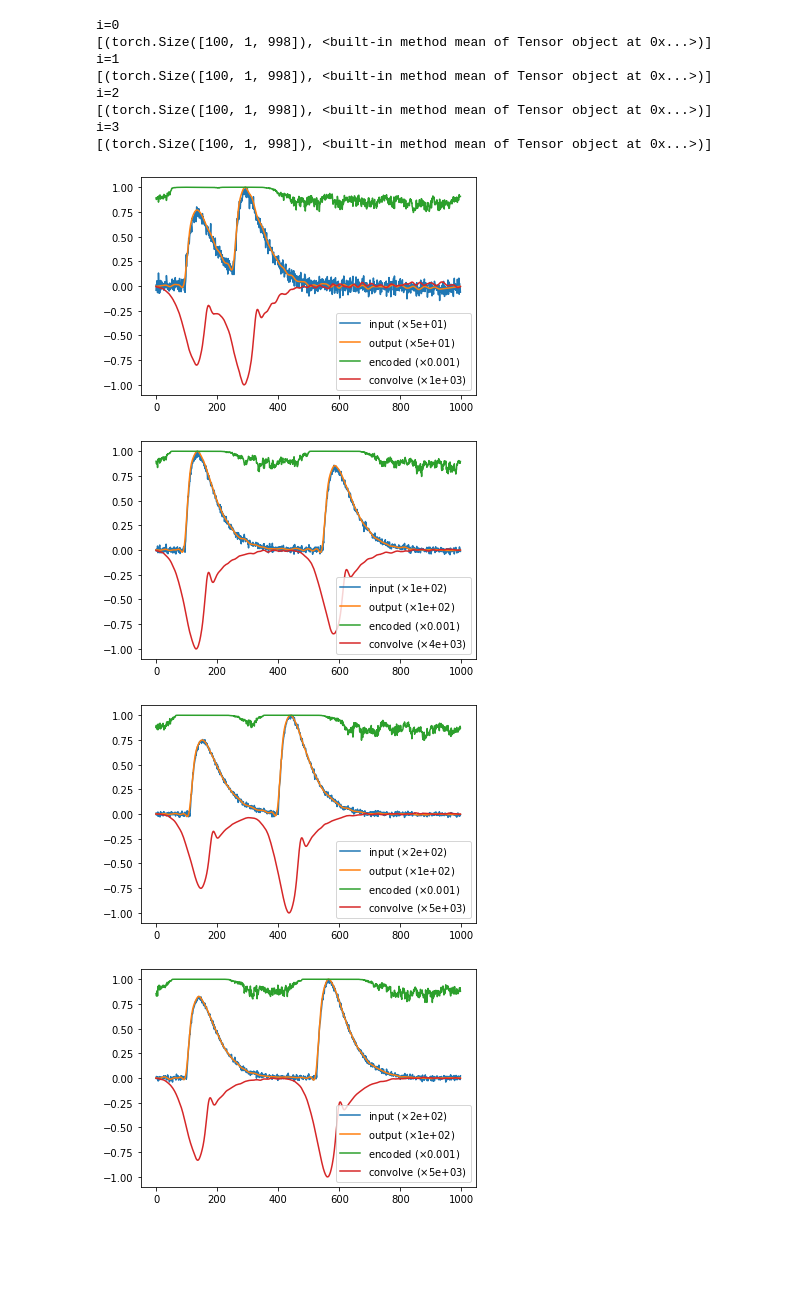
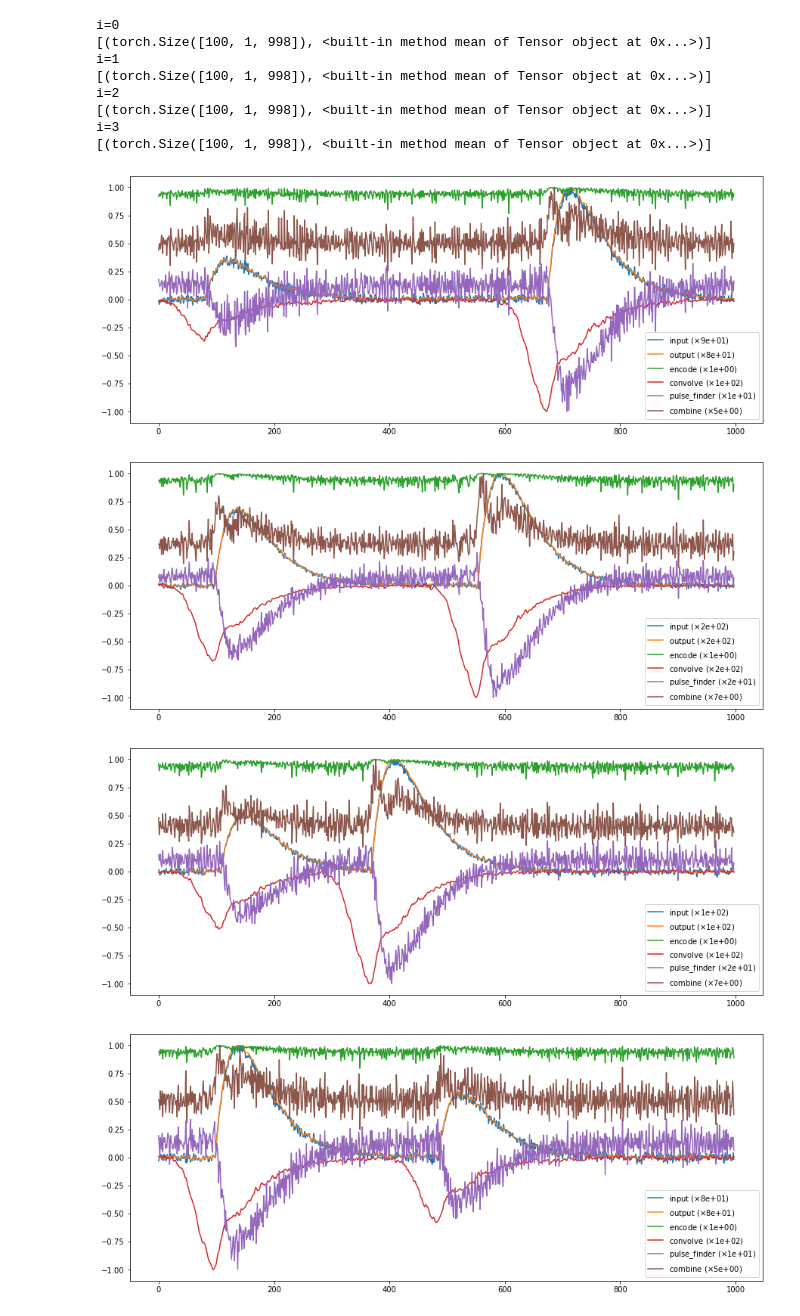
Before and after one commit to benkrikler/wavefilter, a Jupyter notebook: notebooks/develop_simple_pulse_finder_torch.ipynb, the cells around one changed output. Saved outputs shown, nothing was run; the diff lists cells and outputs as text; code cells hidden in the pictures; blank space fills up the shorter version.

```diff
--- a/notebooks/develop_simple_pulse_finder_torch.ipynb
+++ b/notebooks/develop_simple_pulse_finder_torch.ipynb
@@ -43,18 +43,33 @@ class GlobalSoftMaxAttention(nn.Module):
       return F.softmax(ampl, -1)
 
 class Conv1dPulseFinderAttention(nn.Module):
-  def __init__(self, length):
+  def __init__(self, length, use_amplitude=True):
       super().__init__()
+      self.use_amplitude = use_amplitude
       self.pulse_finder = nn.Conv1d(1, 1, length, padding="same")
-      self.combine = nn.Conv1d(3, 1, 1, padding="same")
+      n_channels = 2 + int(use_amplitude)
+      self.combine = nn.Conv1d(n_channels, 1, 3, padding="same")
 
   def forward(self, ampl, original):
     pf = self.pulse_finder(original)
-    concat = torch.concat((ampl, original, pf), dim=-2)
+    inputs = (original, pf)
+    if self.use_amplitude:
+      inputs += (ampl,)
+    concat = torch.concat(inputs, dim=-2)
     encoded = self.combine(concat)
     encoded = torch.sigmoid(encoded)
+    #return encoded
     return F.softmax(encoded, -1)
-
+"""
+  def forward(self, ampl, original):
+    pf = self.pulse_finder(original)
+    inputs = (original, pf)
+    if self.use_amplitude:
+      inputs += (ampl,)
+    concat = torch.concat(inputs, dim=-2)
+    encoded = torch.tanh(F.softshrink(self.combine(concat)))
+    return F.softmax(encoded, -1
+"""
 # Use inspiration from https://stackoverflow.com/a/67347262
 class TiedFlippedConvolve1D(nn.Module):
   def __init__(self, tied_to):
@@ -100,10 +115,11 @@ class CaptureActivations:
     for layer in layers:
       getattr(model, layer).register_forward_hook(self(layer))
 
-model = WaveFilter(200, Conv1dPulseFinderAttention(100)).to(device)
+model = WaveFilter(200, Conv1dPulseFinderAttention(100, False)).to(device)
 #model = WaveFilter(200, GlobalSoftMaxAttention()).to(device)
 activations = CaptureActivations()
 activations.register(model, "encode", "convolve", "reconstruct")
+activations.register(model.encode, "pulse_finder", "combine")
 print(model)
 # %% [output]
 WaveFilter(
@@ -241,21 +257,21 @@ for epoch in tqdm.notebook.tqdm(range(epochs), desc='Epoch'):
 # %%
 def plot_line(data, label):
   scale = max(data.max(), -data.min())
   return plt.plot(data / scale, label=f"{label} ($\\times${scale:.01})")
 
 def plot_prediction(model, input):
   output = model(input.to(device))
   plot_line(input[0], label="input")
   plot_line(output[0].detach().cpu().numpy(), label="output")
-  plot_line(activations["encode"][0].cpu(), label="encoded")
-  plot_line(activations["convolve"][0].cpu(), label="convolve")
+  for i in ["encode", "convolve", "pulse_finder", "combine"]:
+    plot_line(activations[i][0].cpu(), label=i)
   plt.legend()
 
 for i in np.random.randint(len(data), size=10):
-  plt.figure()
+  plt.figure(figsize=(15,6))
   plot_prediction(model, ds[i][0])
 # %% [output]
-[figure, old version]
+[figure, new version]
-[figure, old version]
+[figure, new version]
-[figure, old version]
+[figure, new version]
-[figure, old version]
+[figure, new version]
```
Also changed, not shown: parts of 8 cells of this notebook.
